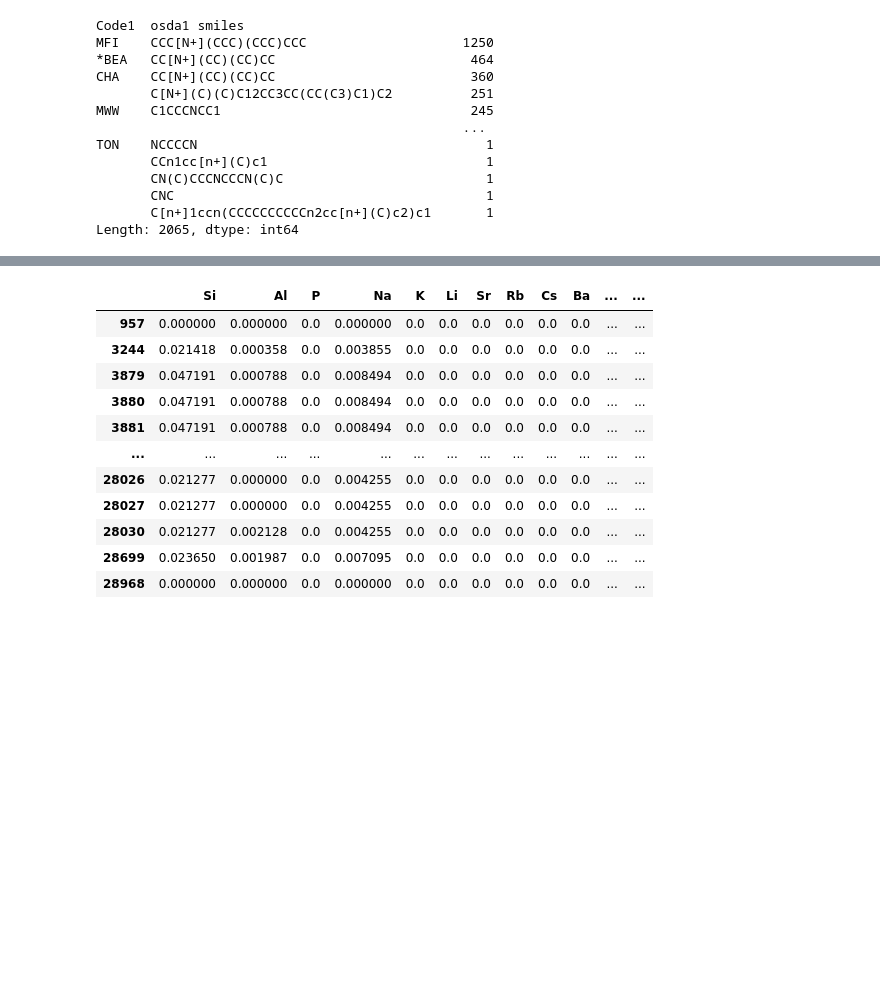
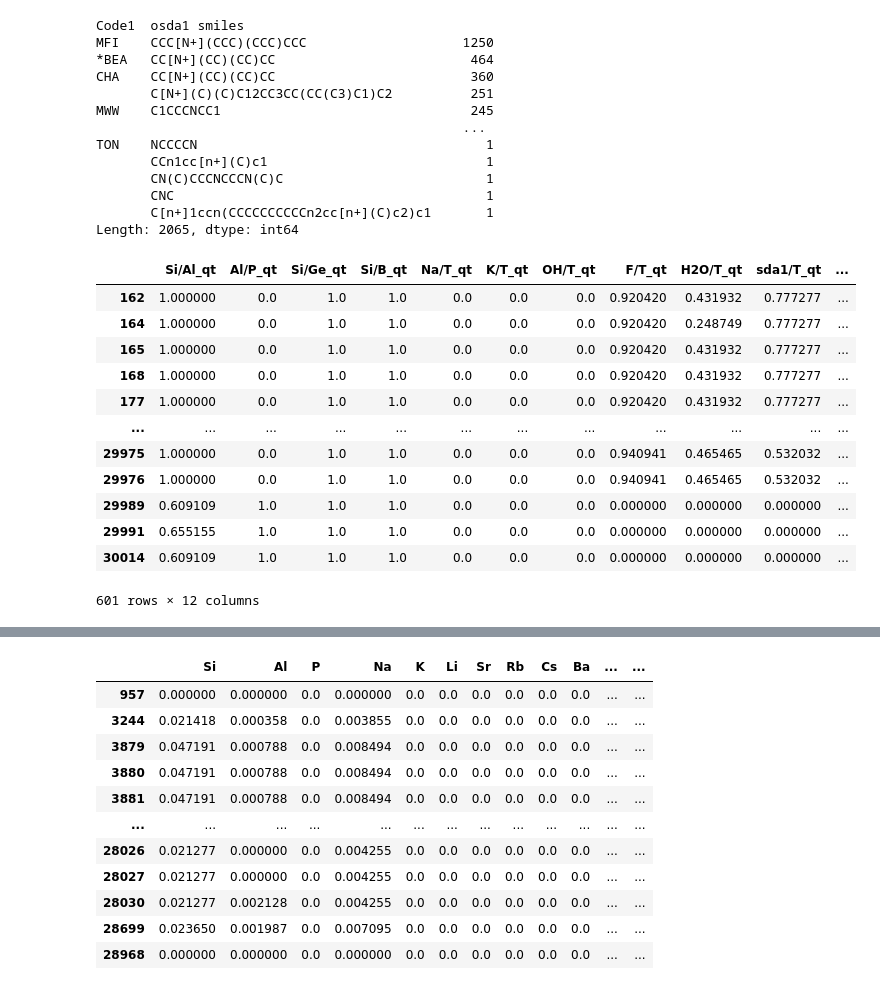
Before and after one commit to eltonpan/zeosyn_gen, a Jupyter notebook: data/process_zeosyn.ipynb, the cells around one changed output, grey strips where cells are left out. Cells and saved outputs as stored; diff of their text form; code cells hidden in the pictures; blank space fills up the shorter version.

```diff
--- a/data/process_zeosyn.ipynb
+++ b/data/process_zeosyn.ipynb
@@ -426,3 +428,21 @@ TON    NCCCCN                                     1
        CNC                                        1
        C[n+]1ccn(CCCCCCCCCCn2cc[n+](C)c2)c1       1
 Length: 2065, dtype: int64
+# %%
+
+colsss = ratio_names+cond_names
+df[df['Code1'] == 'MTW'][[x+'_qt' for x in colsss]]
+# %% [output]
+|  | Si/Al_qt | Al/P_qt | Si/Ge_qt | Si/B_qt | Na/T_qt | K/T_qt | OH/T_qt | F/T_qt | H2O/T_qt | sda1/T_qt | ... |
+| 162 | 1.000000 | 0.0 | 1.0 | 1.0 | 0.0 | 0.0 | 0.0 | 0.920420 | 0.431932 | 0.777277 | ... |
+| 164 | 1.000000 | 0.0 | 1.0 | 1.0 | 0.0 | 0.0 | 0.0 | 0.920420 | 0.248749 | 0.777277 | ... |
+| 165 | 1.000000 | 0.0 | 1.0 | 1.0 | 0.0 | 0.0 | 0.0 | 0.920420 | 0.431932 | 0.777277 | ... |
+| 168 | 1.000000 | 0.0 | 1.0 | 1.0 | 0.0 | 0.0 | 0.0 | 0.920420 | 0.431932 | 0.777277 | ... |
+| 177 | 1.000000 | 0.0 | 1.0 | 1.0 | 0.0 | 0.0 | 0.0 | 0.920420 | 0.431932 | 0.777277 | ... |
+| ... | ... | ... | ... | ... | ... | ... | ... | ... | ... | ... | ... |
+| 29975 | 1.000000 | 0.0 | 1.0 | 1.0 | 0.0 | 0.0 | 0.0 | 0.940941 | 0.465465 | 0.532032 | ... |
+| 29976 | 1.000000 | 0.0 | 1.0 | 1.0 | 0.0 | 0.0 | 0.0 | 0.940941 | 0.465465 | 0.532032 | ... |
+| 29989 | 0.609109 | 1.0 | 1.0 | 1.0 | 0.0 | 0.0 | 0.0 | 0.000000 | 0.000000 | 0.000000 | ... |
+| 29991 | 0.655155 | 1.0 | 1.0 | 1.0 | 0.0 | 0.0 | 0.0 | 0.000000 | 0.000000 | 0.000000 | ... |
+| 30014 | 0.609109 | 1.0 | 1.0 | 1.0 | 0.0 | 0.0 | 0.0 | 0.000000 | 0.000000 | 0.000000 | ... |
+601 rows × 12 columns
```
Also changed, not shown: parts of 8 cells of this notebook, 6 other files.
